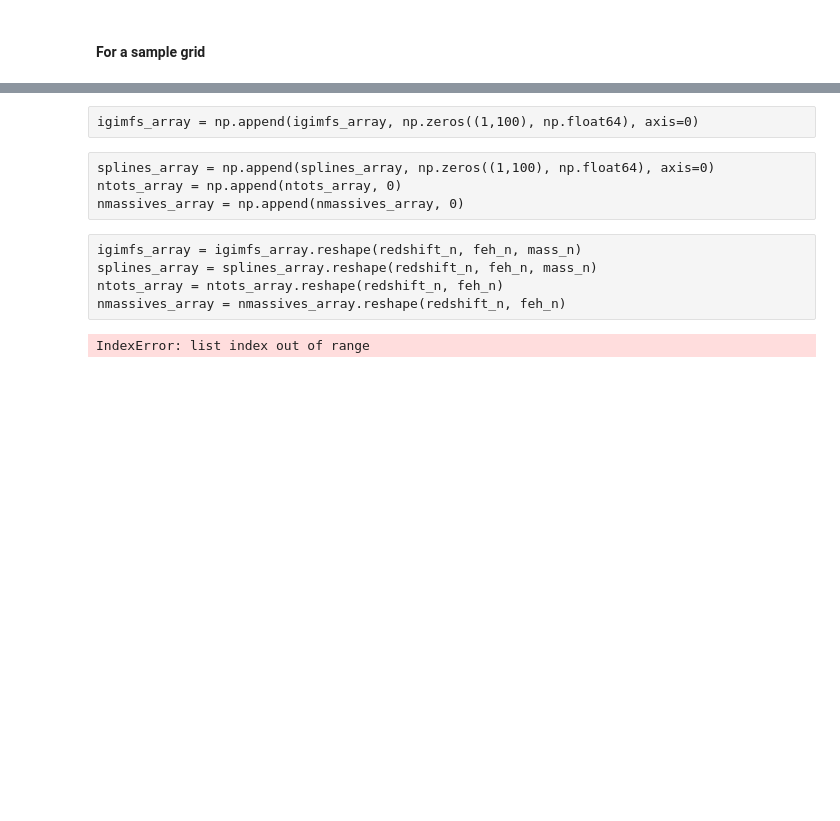
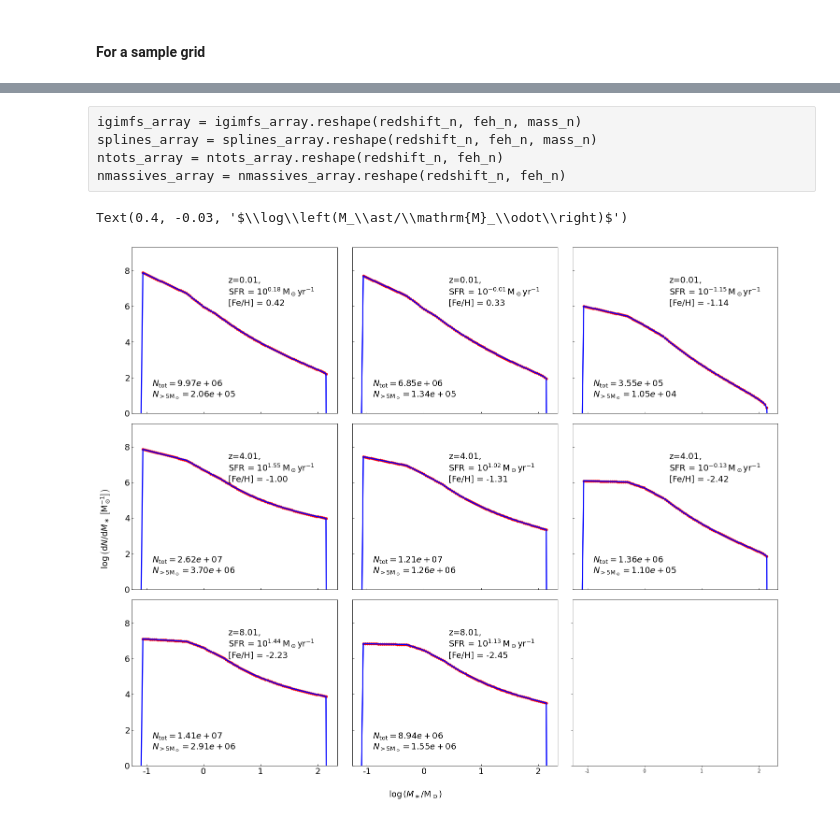
Before and after one commit to lmdesa/BOSSA, a Jupyter notebook: notebooks/13_Sampling_IMF.ipynb, the cells around one changed output, grey strips where cells are left out. Saved outputs shown, nothing was run; the diff lists cells and outputs as text; code cells hidden in the pictures; blank space fills up the shorter version.

```diff
--- a/notebooks/13_Sampling_IMF.ipynb
+++ b/notebooks/13_Sampling_IMF.ipynb
@@ -194,12 +150,6 @@ for feh, sfr in zip(plot_fehs, plot_logsfrs):
 
 grid = np.array([[z, (logsfr, feh)] for z, logsfr, feh in zip(plot_redshifts, plot_logsfrs, plot_fehs)], dtype=object)
 #fmt_grid = np.empty((feh_n, redshift_n), np.float64)
-# %% [raw]
-igimfs_array = np.append(igimfs_array, np.zeros((1,100), np.float64), axis=0)
-# %% [raw]
-splines_array = np.append(splines_array, np.zeros((1,100), np.float64), axis=0)
-ntots_array = np.append(ntots_array, 0)
-nmassives_array = np.append(nmassives_array, 0)
 # %%
 igimfs_list = list()
 splines_list = list()
@@ -243,34 +197,35 @@ for yi, redshift in enumerate(redshift_axis):
     for xi, (feh, logsfr) in enumerate(zip(feh_axis[yi], logsfr_axis[yi])):
         ax = axes[yi, xi]
         igimf = igimfs_list[yi][xi]
         spline = splines_list[yi][xi]
         ntot = ntots_list[yi][xi]
         nmassive = nmassives_list[yi][xi]
 
-        plot_count_comparison(ax, mass_array, igimf, spline, ntot, nmassive, fontsize=18, ms=10, lw=2.5)
+        plot_count_comparison(ax, mass_array, igimf, spline, ntot, nmassive, fontsize=24, ms=10, lw=2.5)
 
         descr = '\n'.join([f'z={redshift:.2f},',
                            r'SFR = $10^{%.2f}\,\mathrm{M}_\odot\mathrm{ yr}^{-1}$' % logsfr,
                            f'[Fe/H] = {feh:.2f}'])
-        ax.text(0.47, 0.65, descr, transform=ax.transAxes, fontsize=12)
+        ax.text(0.47, 0.65, descr, transform=ax.transAxes, fontsize=18)
 
 for ax in axes.flatten():
     ax.set_xscale('log')
     ax.set_yscale('log')
     ax.set_ylabel('')
     ax.set_xlabel('')
 
 for ax in axes[:,0]:
     ax.set_yticks([10.**x for x in np.arange(0, 10, 2)])
     ax.set_yticklabels([x for x in np.arange(0, 10, 2)])
 
 for ax in axes[-1,:]:
     ax.set_xticks([10.**x for x in np.arange(-1, 3, 1)])
     ax.set_xticklabels([x for x in np.arange(-1, 3, 1)])
     ax.set_xticks([], minor=True)
 
 fig.text(-0.03, 0.4, r'$\log\left(\mathrm{d}N/\mathrm{d}M_\ast\,\left[\mathrm{M}_\odot^{-1}\right]\right)$', rotation=90, fontsize=18)
 fig.text(0.4, -0.03, r'$\log\left(M_\ast/\mathrm{M}_\odot\right)$', fontsize=18)
 # %% [output]
-IndexError: list index out of range
+Text(0.4, -0.03, '$\\log\\left(M_\\ast/\\mathrm{M}_\\odot\\right)$')
+[figure, added]
 # %%
```
Also changed, not shown: parts of 10 cells of this notebook.
